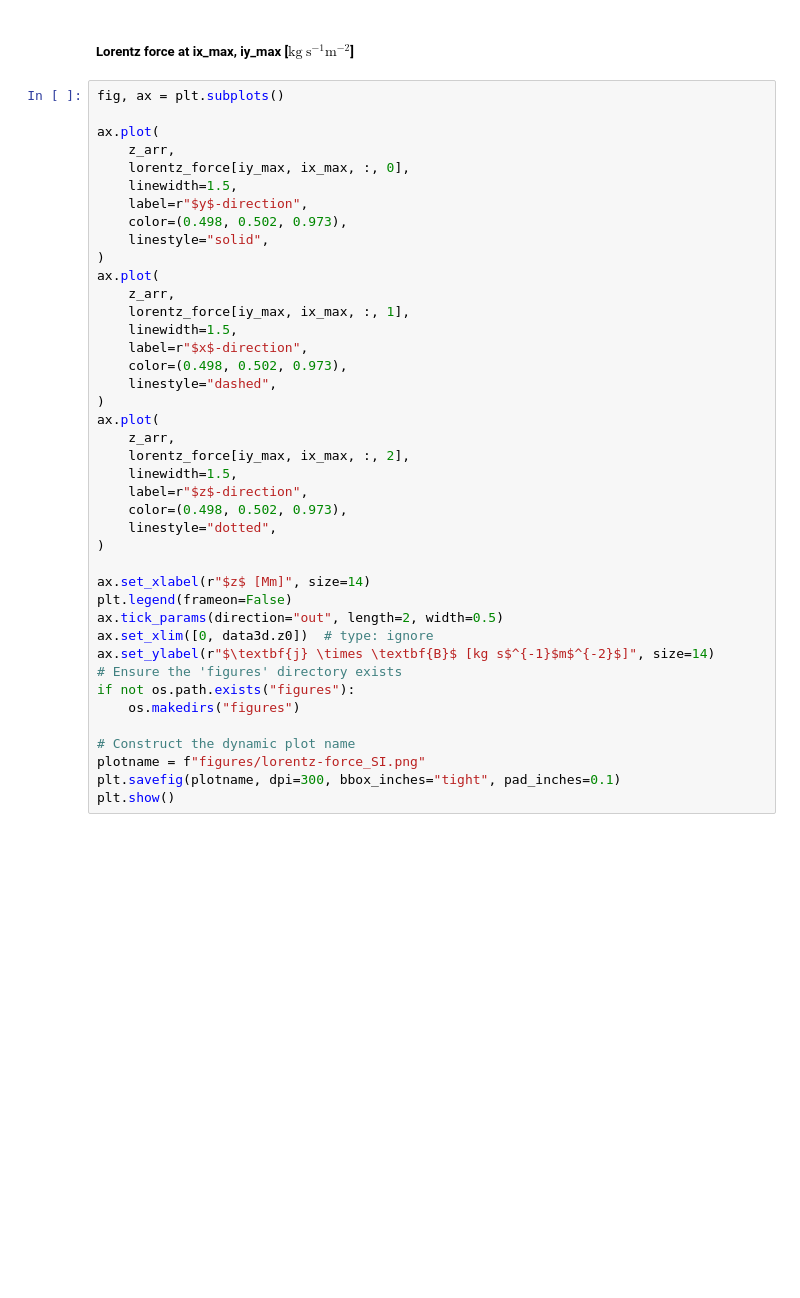
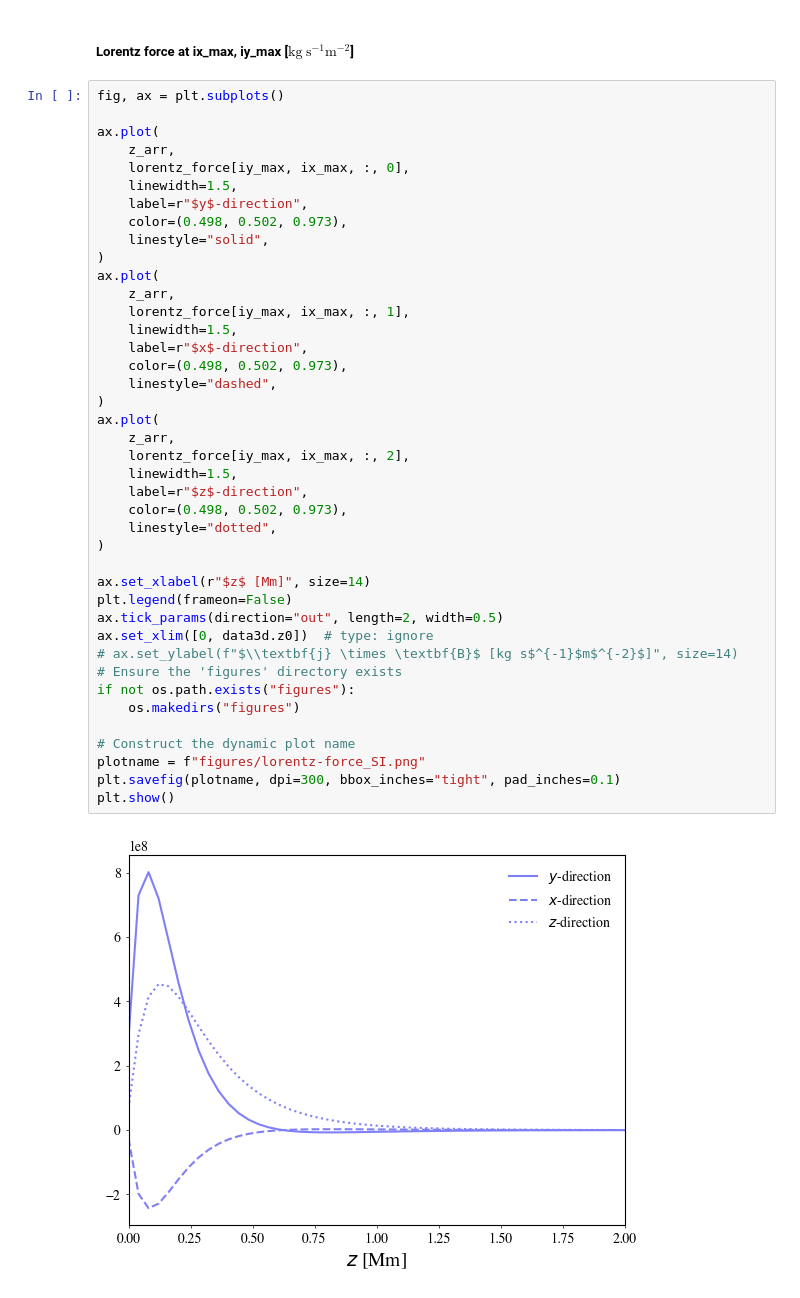
Before and after one commit to LMNadol/MHSXtraPy, a Jupyter notebook: notebooks/example-back-atmo.ipynb, the cells around one changed output. Drawn from its saved outputs; the diff is of its cells as text; blank space fills up the shorter version.

```diff
--- a/notebooks/example-back-atmo.ipynb
+++ b/notebooks/example-back-atmo.ipynb
@@ -380,31 +416,33 @@ ax.plot(
 )
 ax.plot(
     z_arr,
     lorentz_force[iy_max, ix_max, :, 1],
     linewidth=1.5,
     label=r"$x$-direction",
     color=(0.498, 0.502, 0.973),
     linestyle="dashed",
 )
 ax.plot(
     z_arr,
     lorentz_force[iy_max, ix_max, :, 2],
     linewidth=1.5,
     label=r"$z$-direction",
     color=(0.498, 0.502, 0.973),
     linestyle="dotted",
 )
 
 ax.set_xlabel(r"$z$ [Mm]", size=14)
 plt.legend(frameon=False)
 ax.tick_params(direction="out", length=2, width=0.5)
 ax.set_xlim([0, data3d.z0])  # type: ignore
-ax.set_ylabel(r"$\textbf{j} \times \textbf{B}$ [kg s$^{-1}$m$^{-2}$]", size=14)
+# ax.set_ylabel(f"$\\textbf{j} \times \textbf{B}$ [kg s$^{-1}$m$^{-2}$]", size=14)
 # Ensure the 'figures' directory exists
 if not os.path.exists("figures"):
     os.makedirs("figures")
 
 # Construct the dynamic plot name
 plotname = f"figures/lorentz-force_SI.png"
 plt.savefig(plotname, dpi=300, bbox_inches="tight", pad_inches=0.1)
 plt.show()
+# %% [output]
+[figure, added]
```
Also changed, not shown: parts of 9 cells of this notebook, 13 other files.
